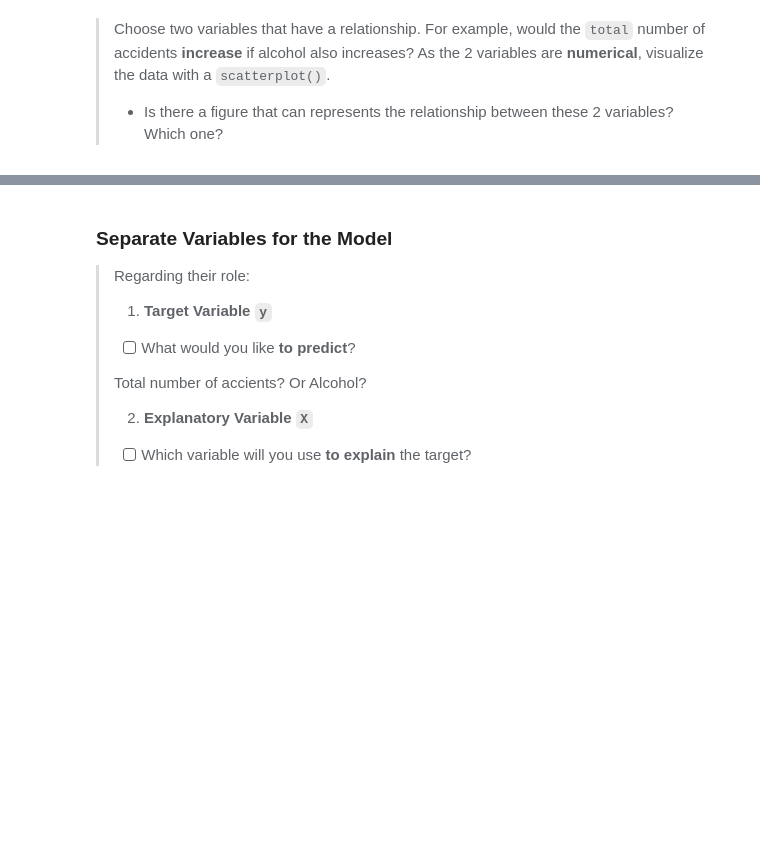
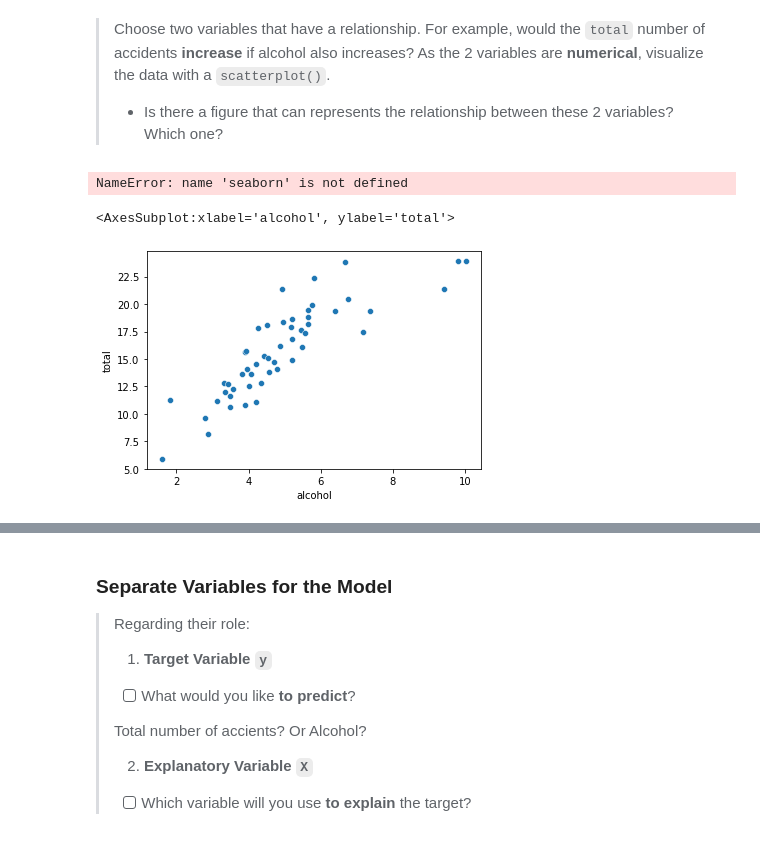
Before and after one commit to martgn/resolving-python-data-science, a Jupyter notebook: II Machine Learning & Deep Learning/01_Machine Learning & Linear Regression/01session_machine-learning-linear-regression.ipynb, the cells around one changed output, grey strips where cells are left out. Cells and saved outputs as stored; diff of their text form; code cells hidden in the pictures; blank space fills up the shorter version.

```diff
--- a/II Machine Learning & Deep Learning/01_Machine Learning & Linear Regression/01session_machine-learning-linear-regression.ipynb
+++ b/II Machine Learning & Deep Learning/01_Machine Learning & Linear Regression/01session_machine-learning-linear-regression.ipynb
@@ -98,3 +182,7 @@ An Example where It Fails → [Tesla Confuses Moon with Semaphore](https://twitt
 > As the 2 variables are **numerical**, visualize the data with a `scatterplot()`.
 >
 > - Is there a figure that can represents the relationship between these 2 variables? Which one?
+# %%
+seaborn.scatterplot()
+# %% [output]
+NameError: name 'seaborn' is not defined
@@ -100,0 +191,5 @@ An Example where It Fails → [Tesla Confuses Moon with Semaphore](https://twitt
+# %%
+seaborn.scatterplot(x='alcohol', y='total', data=df)
+# %% [output]
+<AxesSubplot:xlabel='alcohol', ylabel='total'>
+[figure, added]
```
Also changed, not shown: parts of 44 cells of this notebook.
